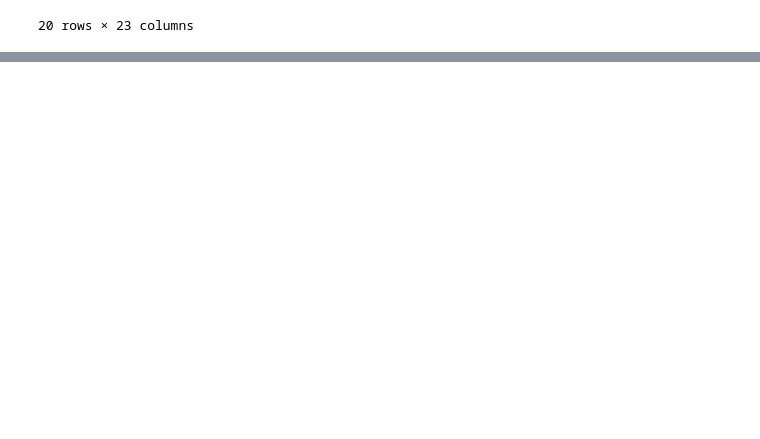
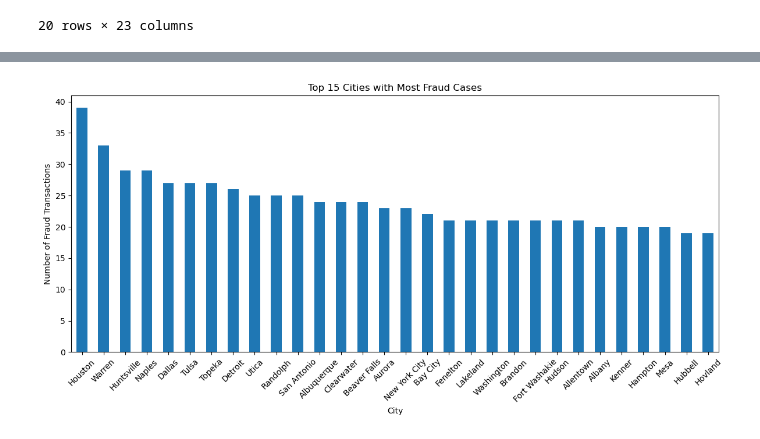
Before and after one commit to 5h4tt3r/creditML, a Jupyter notebook: notebooks/1)Processing+EDA/featureProcessingFraud.ipynb, the cells around one changed output, grey strips where cells are left out. Cells and saved outputs as stored; diff of their text form; code cells hidden in the pictures; blank space fills up the shorter version.

```diff
--- a/notebooks/1)Processing+EDA/featureProcessingFraud.ipynb
+++ b/notebooks/1)Processing+EDA/featureProcessingFraud.ipynb
@@ -29,0 +133,14 @@ print("check")
+# %%
+fraud_by_city = df[df['is_fraud'] == 1]['city'].value_counts().head(30)
+
+#
+plt.figure(figsize=(12, 6))
+fraud_by_city.plot(kind='bar')
+plt.title('Top 15 Cities with Most Fraud Cases')
+plt.xlabel('City')
+plt.ylabel('Number of Fraud Transactions')
+plt.xticks(rotation=45)
+plt.tight_layout()
+plt.show()
+# %% [output]
+[figure, added]
```
Also changed, not shown: parts of 18 cells of this notebook, 4 other files.
